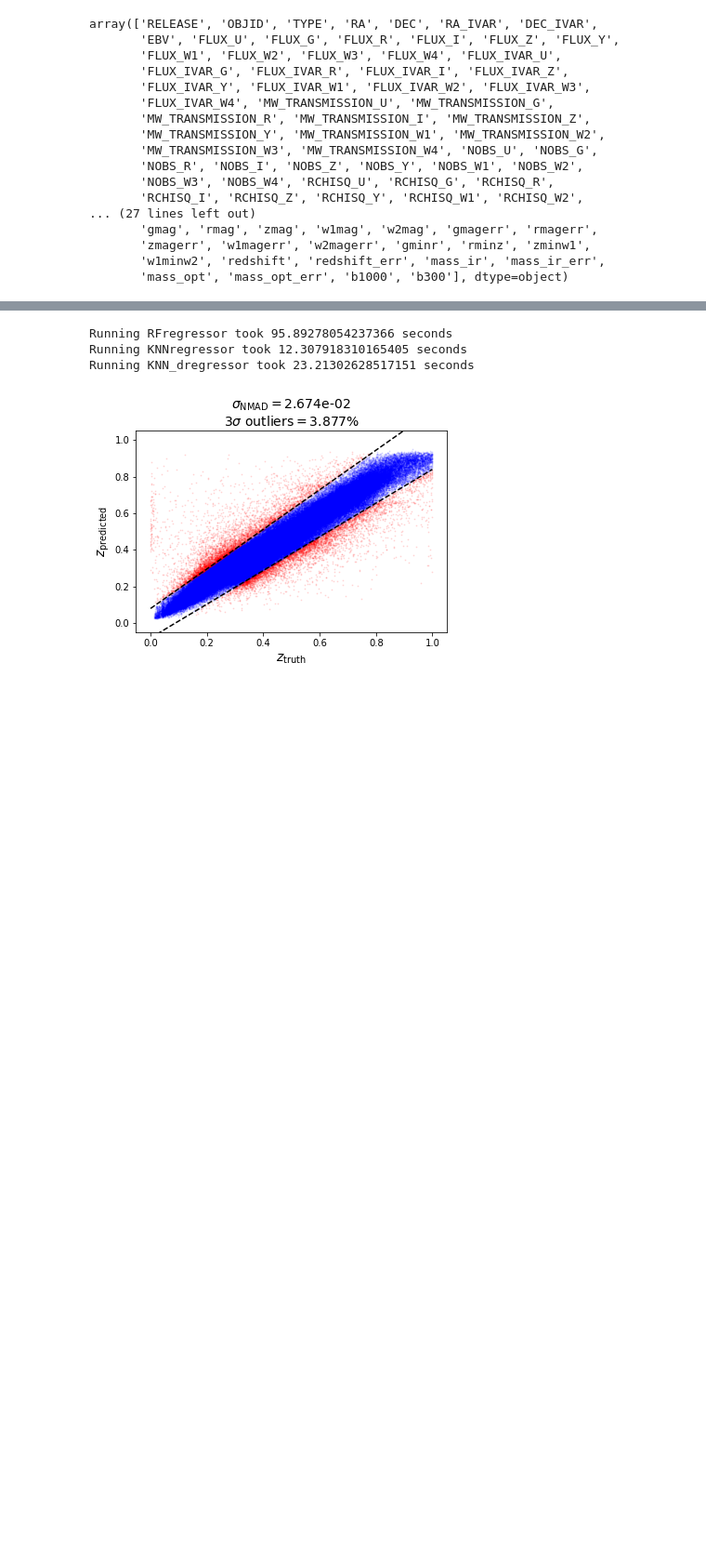
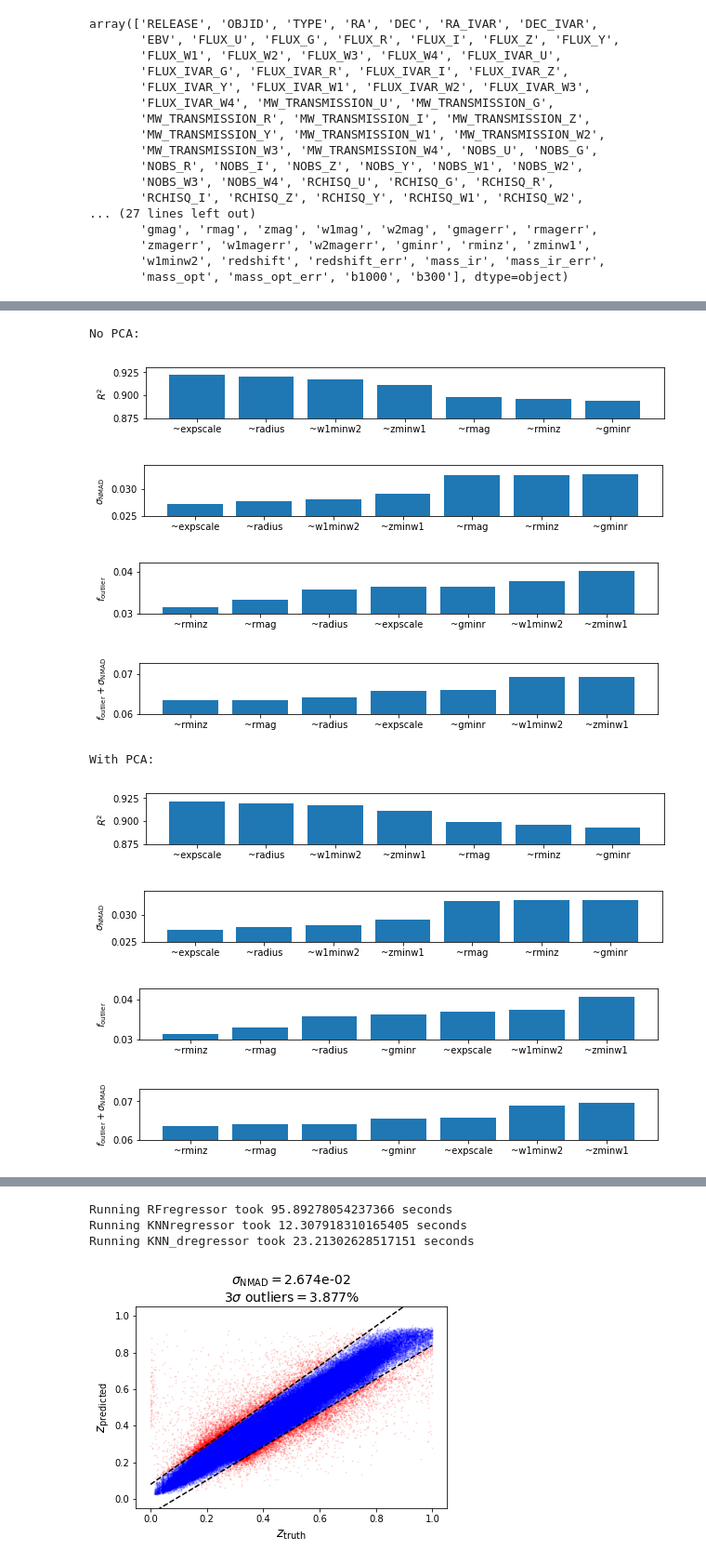
Before and after one commit to AlanPearl/margaret, a Jupyter notebook: notebooks/RedshiftAnalysis.ipynb, the cells around one changed output, grey strips where cells are left out. Shown at 93% size. Drawn from its saved outputs; the diff is of its cells as text; code cells hidden in the pictures; blank space fills up the shorter version.

```diff
--- a/notebooks/RedshiftAnalysis.ipynb
+++ b/notebooks/RedshiftAnalysis.ipynb
@@ -13,3 +12,5 @@ mask_chisq = (data['DCHISQ_DEV']>0) & (data['DCHISQ_EXP']>0)
+# %%
+data = importdata.importdata(mask_rad30=True, mask_chisq0=True)
 # %%
 data.columns.values
 # %% [output]
@@ -40,0 +85,33 @@ def predict(input_names, target_name, func=ML.Regressors.RFregressor, data_slice
+# %%
+def plot_results(results):
+    results, regs = zip(*results)
+    x = np.array(["~"+name for name in ALL_NAMES] + ["all"])
+    argr = np.argsort([reg.test["r2"] for reg in regs])[::-1]
+    argn = np.argsort([reg.test["nmad"] for reg in regs])
+    argo = np.argsort([reg.test["outliers"] for reg in regs])
+    arg2 = np.argsort([reg.test["outliers"] + reg.test["nmad"] for reg in regs])
+
+    plt.figure(figsize=(10,1))
+    plt.bar(x[argr],np.array([reg.test["r2"] for reg in regs])[argr]); plt.ylim([.875,.93]); plt.ylabel("$R^2$")
+    plt.figure(figsize=(10,1))
+    plt.bar(x[argn],np.array([reg.test["nmad"] for reg in regs])[argn]); plt.ylim(bottom=.025); plt.ylabel("$\\sigma_{\\rm NMAD}$")
+    plt.figure(figsize=(10,1))
+    plt.bar(x[argo],np.array([reg.test["outliers"] for reg in regs])[argo]); plt.ylim(bottom=.03); plt.ylabel("$f_{\\rm outlier}$")
+    plt.figure(figsize=(10,1))
+    plt.bar(x[argo],np.array([reg.test["outliers"] + reg.test["nmad"] for reg in regs])[arg2]); plt.ylim(bottom=.06); plt.ylabel("$f_{\\rm outlier} + \\sigma_{\\rm NMAD}$")
+
+print("No PCA:")
+plot_results(results); plt.show()
+print("With PCA:")
+plot_results(results_pca)
+# %% [output]
+No PCA:
+[figure, added]
+[figure, added]
+[figure, added]
+[figure, added]
+With PCA:
+[figure, added]
+[figure, added]
+[figure, added]
+[figure, added]
```
Also changed, not shown: parts of 21 cells of this notebook, 3 other files.
